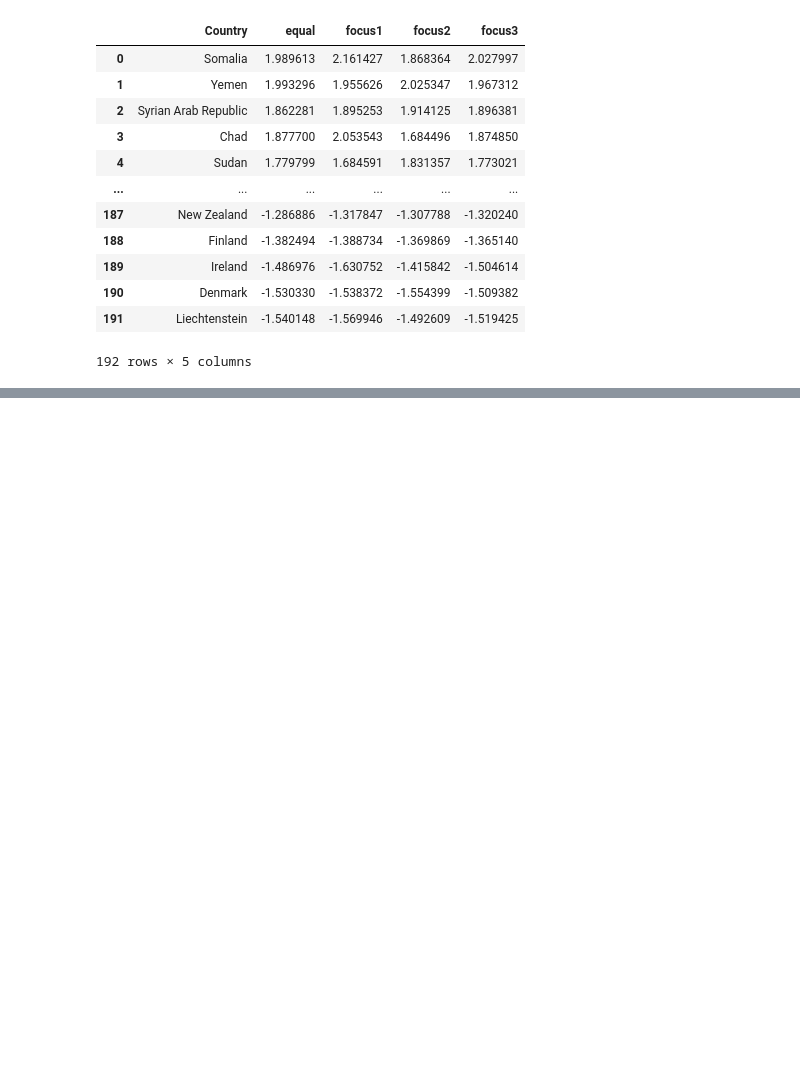
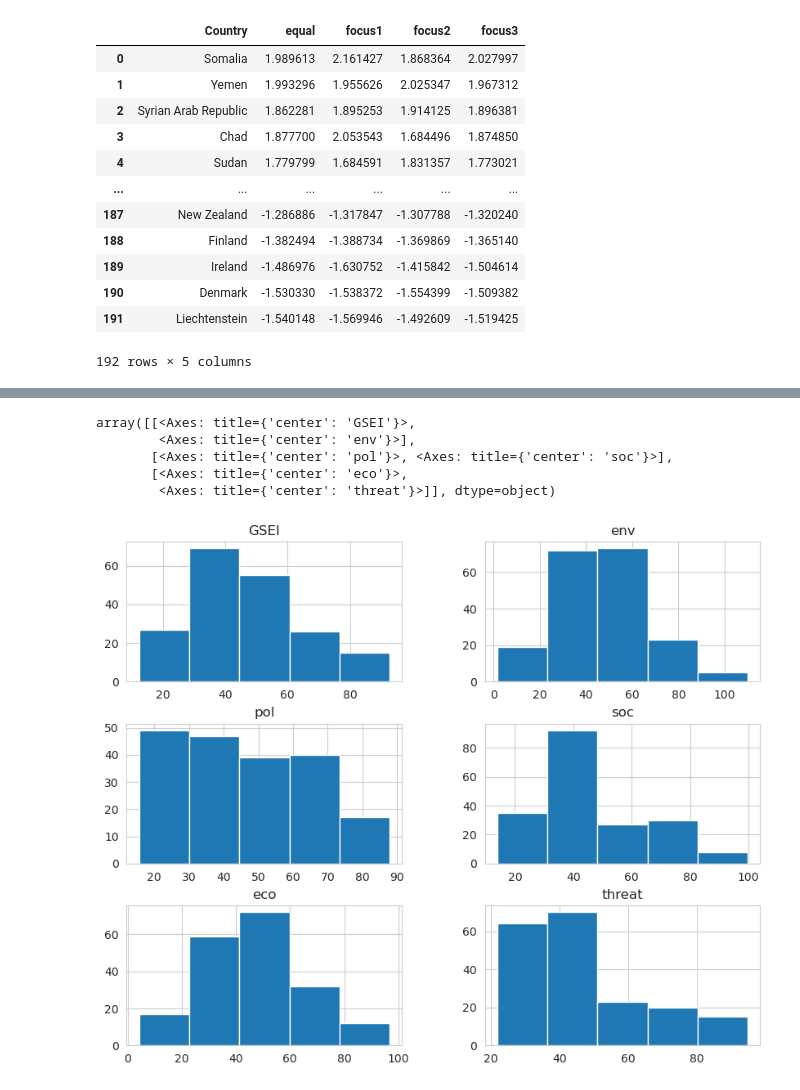
Before and after one commit to arth3mis/global-societal-endangerment-index, a Jupyter notebook: 6.1_weighting_aggregation.ipynb, the cells around one changed output, grey strips where cells are left out. Cells and saved outputs as stored; diff of their text form; code cells hidden in the pictures; blank space fills up the shorter version.

```diff
--- a/6.1_weighting_aggregation.ipynb
+++ b/6.1_weighting_aggregation.ipynb
@@ -228 +310,11 @@ pd.concat([countries, shifted_index], axis=1).sort_values(by='GSEI', ascending=F
 192 rows × 7 columns
+# %%
+# histogram
+shifted_index.hist(bins=5, figsize=(10, 8))
+# %% [output]
+array([[<Axes: title={'center': 'GSEI'}>,
+        <Axes: title={'center': 'env'}>],
+       [<Axes: title={'center': 'pol'}>, <Axes: title={'center': 'soc'}>],
+       [<Axes: title={'center': 'eco'}>,
+        <Axes: title={'center': 'threat'}>]], dtype=object)
+[figure, added]
```
Also changed, not shown: parts of 19 cells of this notebook, 1 other file.
